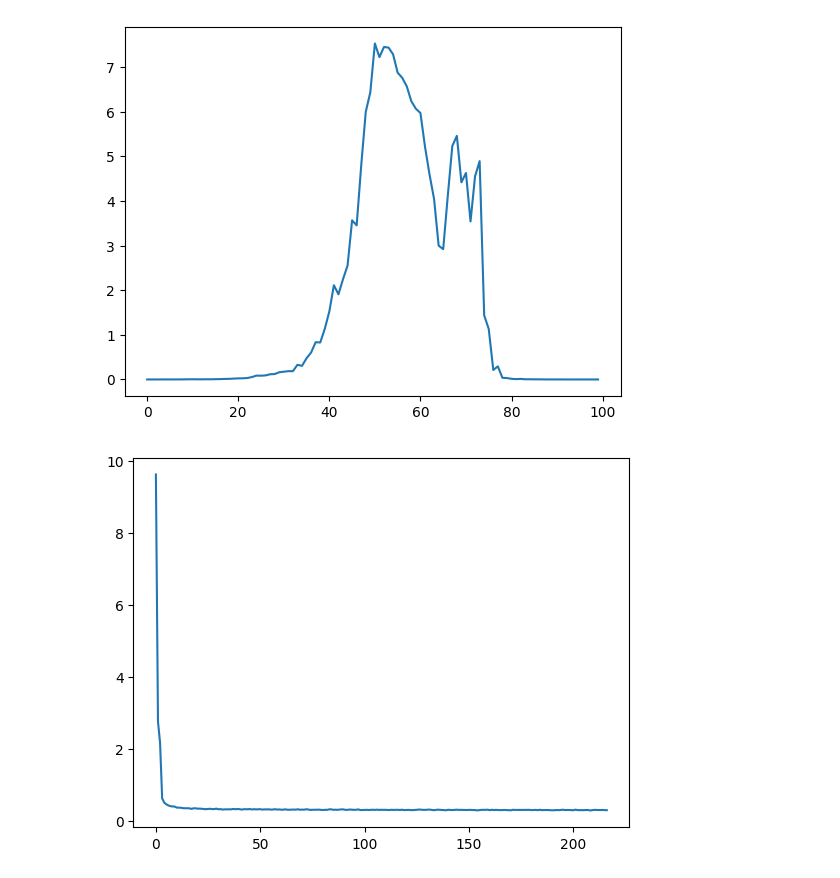
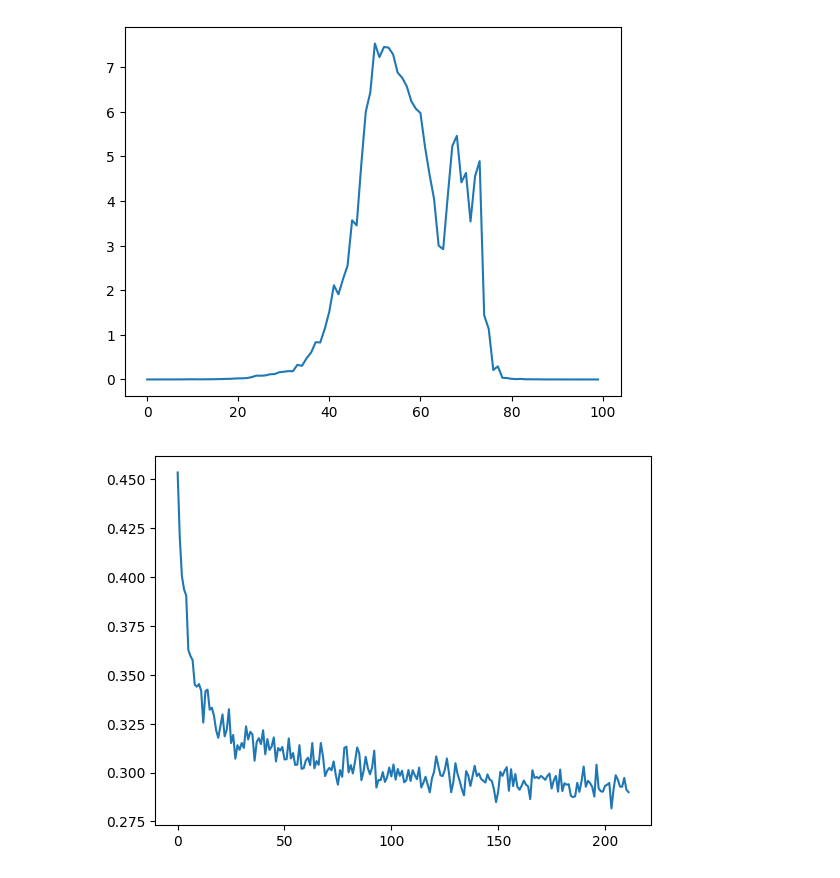
Before and after one commit to HonAnson/LiDAR_NeRF, a Jupyter notebook: playground.ipynb, the cells around one changed output. Saved outputs shown, nothing was run; the diff lists cells and outputs as text; code cells hidden in the pictures.

```diff
--- a/playground.ipynb
+++ b/playground.ipynb
@@ -114,7 +114,7 @@ plt.show()
 [figure]
 # %%
 l = np.load(r'/home/ansonhon/anson/thesis/LiDAR_NeRF/local/losses_record/ver_cumulative_trial02_losses.npy')
-plt.plot(l[:])
+plt.plot(l[5:])
 plt.show()
 # %% [output]
-[figure, old version]
+[figure, new version]
```
Also changed, not shown: 4 other files.
